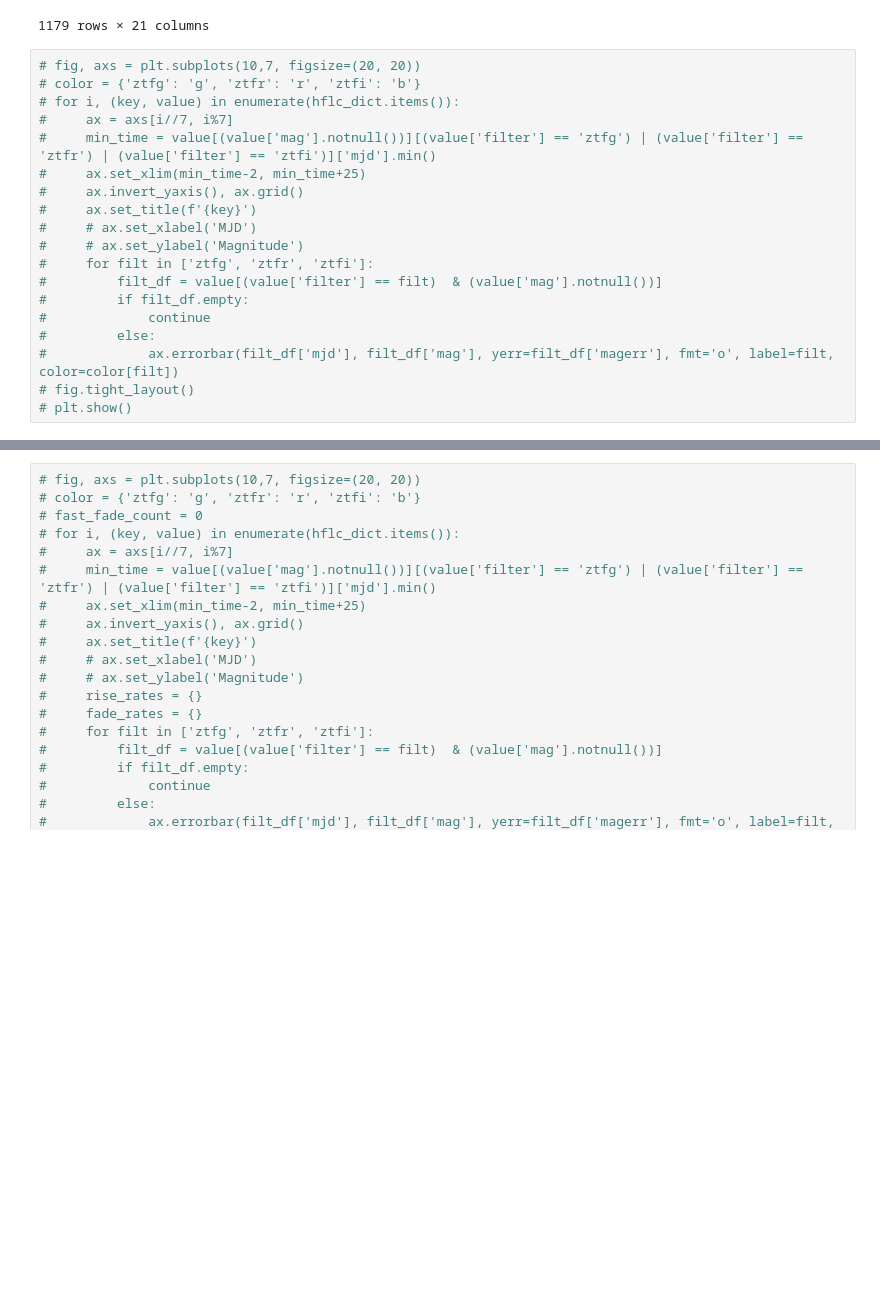
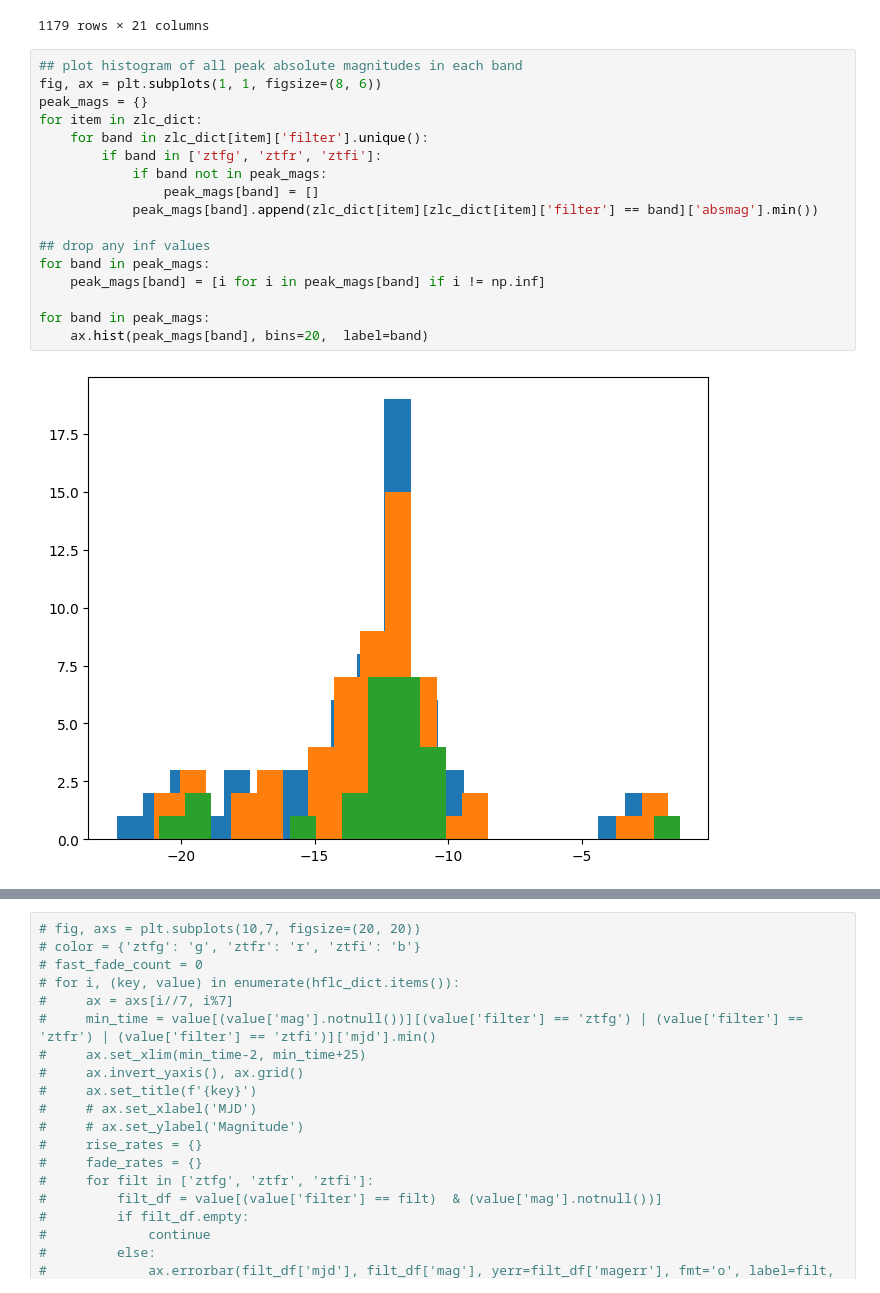
Before and after one commit to tylerbarna/kn-imposters, a Jupyter notebook: hq_candidates.ipynb, the cells around one changed output, grey strips where cells are left out. Drawn from its saved outputs; the diff is of its cells as text; blank space fills up the shorter version.

Commit message:
early overplots of data and grids

```diff
--- a/hq_candidates.ipynb
+++ b/hq_candidates.ipynb
@@ -162,22 +161,22 @@ display(zlc_dict['ZTF18aakuewf'][zlc_dict['ZTF18aakuewf']['absmag'].notnull()])
 | 3981 | ZTF18aakuewf | 243.594399 | 35.917935 | ztfg | 60355.514213 | 5.302430 | 1 | ZTF | None | ... |
 | 3991 | ZTF18aakuewf | 243.594352 | 35.917905 | ztfg | 60369.473877 | 5.443819 | 1 | ZTF | None | ... |
 1179 rows × 21 columns
-# %%
-# fig, axs = plt.subplots(10,7, figsize=(20, 20))
-# color = {'ztfg': 'g', 'ztfr': 'r', 'ztfi': 'b'}
-# for i, (key, value) in enumerate(hflc_dict.items()):
-#     ax = axs[i//7, i%7]
-#     min_time = value[(value['mag'].notnull())][(value['filter'] == 'ztfg') | (value['filter'] == 'ztfr') | (value['filter'] == 'ztfi')]['mjd'].min()
-#     ax.set_xlim(min_time-2, min_time+25)
-#     ax.invert_yaxis(), ax.grid()
-#     ax.set_title(f'{key}')
-#     # ax.set_xlabel('MJD')
-#     # ax.set_ylabel('Magnitude')
-#     for filt in ['ztfg', 'ztfr', 'ztfi']:
-#         filt_df = value[(value['filter'] == filt)  & (value['mag'].notnull())]
-#         if filt_df.empty:
-#             continue
-#         else:
-#             ax.errorbar(filt_df['mjd'], filt_df['mag'], yerr=filt_df['magerr'], fmt='o', label=filt, color=color[filt])
-# fig.tight_layout()
-# plt.show()
+# %%
+## plot histogram of all peak absolute magnitudes in each band
+fig, ax = plt.subplots(1, 1, figsize=(8, 6))
+peak_mags = {}
+for item in zlc_dict:
+    for band in zlc_dict[item]['filter'].unique():
+        if band in ['ztfg', 'ztfr', 'ztfi']:
+            if band not in peak_mags:
+                peak_mags[band] = []
+            peak_mags[band].append(zlc_dict[item][zlc_dict[item]['filter'] == band]['absmag'].min())
+
+## drop any inf values
+for band in peak_mags:
+    peak_mags[band] = [i for i in peak_mags[band] if i != np.inf]
+
+for band in peak_mags:
+    ax.hist(peak_mags[band], bins=20,  label=band)
+# %% [output]
+[figure, added]
```
Also changed, not shown: parts of 11 cells of this notebook.
